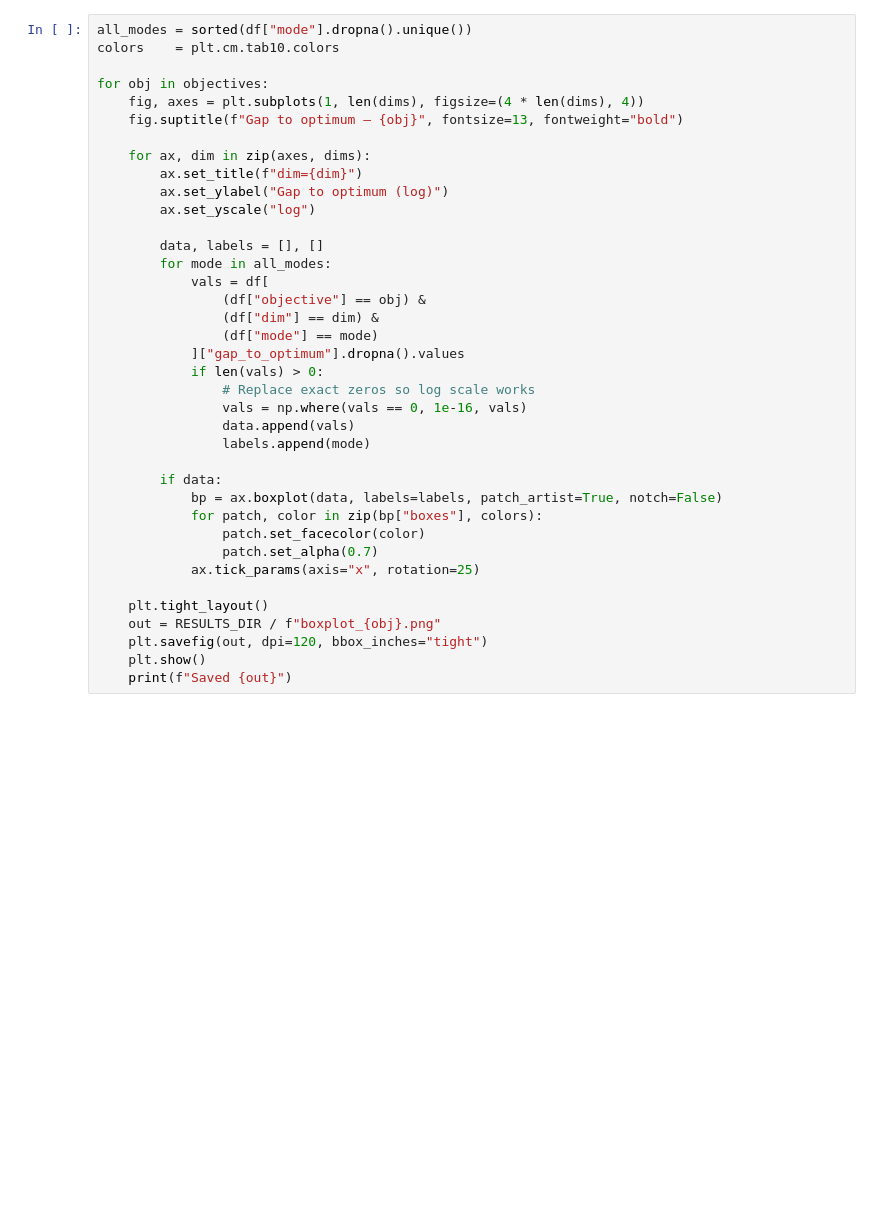
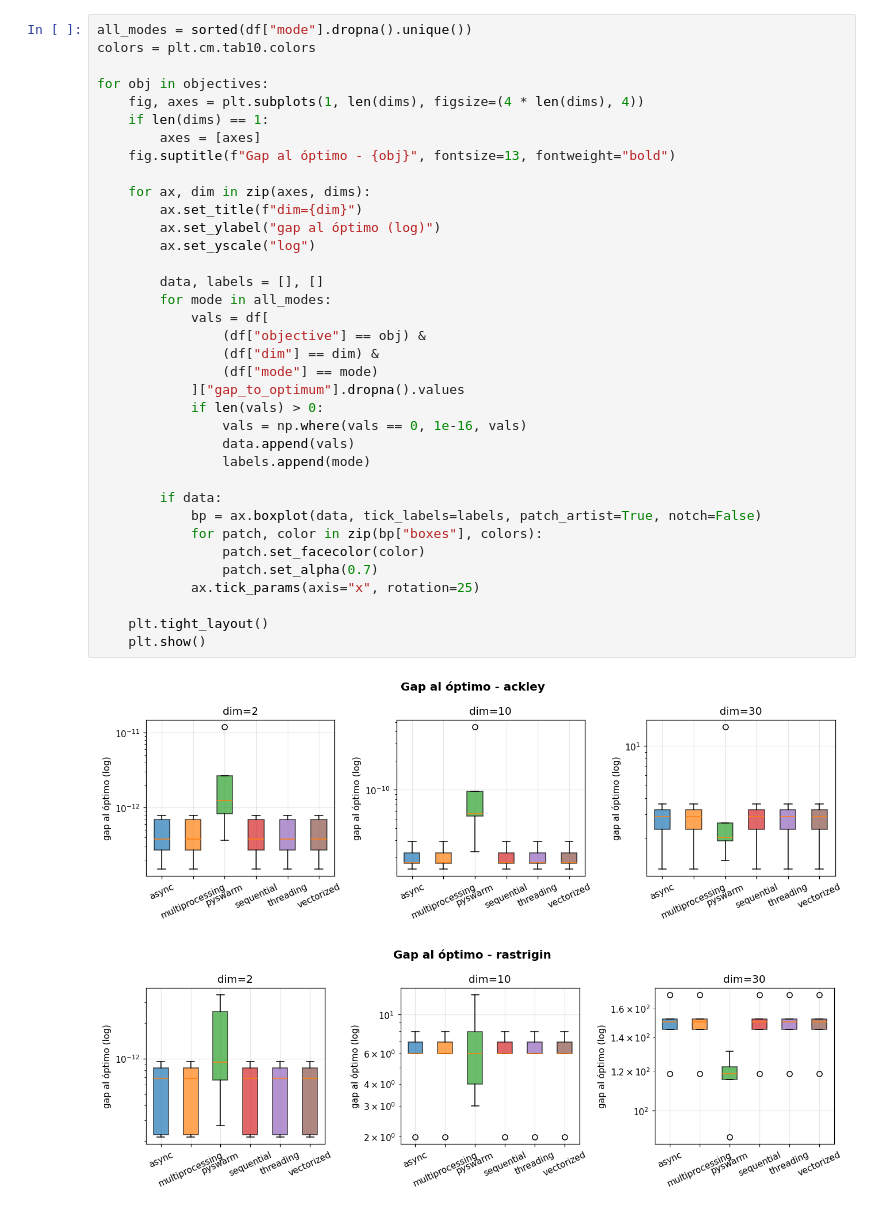
Before and after one commit to imartinnez/Industrializable-PSO-algorithm, a Jupyter notebook: pso/analysis/benchmark_analysis.ipynb, the cells around one changed output. Cells and saved outputs as stored; diff of their text form; blank space fills up the shorter version.

```diff
--- a/pso/analysis/benchmark_analysis.ipynb
+++ b/pso/analysis/benchmark_analysis.ipynb
@@ -131,38 +183,39 @@ for dim in dims:
 # %%
 all_modes = sorted(df["mode"].dropna().unique())
-colors    = plt.cm.tab10.colors
+colors = plt.cm.tab10.colors
 
 for obj in objectives:
     fig, axes = plt.subplots(1, len(dims), figsize=(4 * len(dims), 4))
-    fig.suptitle(f"Gap to optimum — {obj}", fontsize=13, fontweight="bold")
+    if len(dims) == 1:
+        axes = [axes]
+    fig.suptitle(f"Gap al óptimo - {obj}", fontsize=13, fontweight="bold")
 
     for ax, dim in zip(axes, dims):
         ax.set_title(f"dim={dim}")
-        ax.set_ylabel("Gap to optimum (log)")
+        ax.set_ylabel("gap al óptimo (log)")
         ax.set_yscale("log")
 
         data, labels = [], []
         for mode in all_modes:
             vals = df[
                 (df["objective"] == obj) &
                 (df["dim"] == dim) &
                 (df["mode"] == mode)
             ]["gap_to_optimum"].dropna().values
             if len(vals) > 0:
-                # Replace exact zeros so log scale works
                 vals = np.where(vals == 0, 1e-16, vals)
                 data.append(vals)
                 labels.append(mode)
 
         if data:
-            bp = ax.boxplot(data, labels=labels, patch_artist=True, notch=False)
+            bp = ax.boxplot(data, tick_labels=labels, patch_artist=True, notch=False)
             for patch, color in zip(bp["boxes"], colors):
                 patch.set_facecolor(color)
                 patch.set_alpha(0.7)
             ax.tick_params(axis="x", rotation=25)
 
     plt.tight_layout()
-    out = RESULTS_DIR / f"boxplot_{obj}.png"
-    plt.savefig(out, dpi=120, bbox_inches="tight")
     plt.show()
-    print(f"Saved {out}")
+# %% [output]
+[figure, added]
+[figure, added]
```
Also changed, not shown: parts of 19 cells of this notebook, 16 other files.
